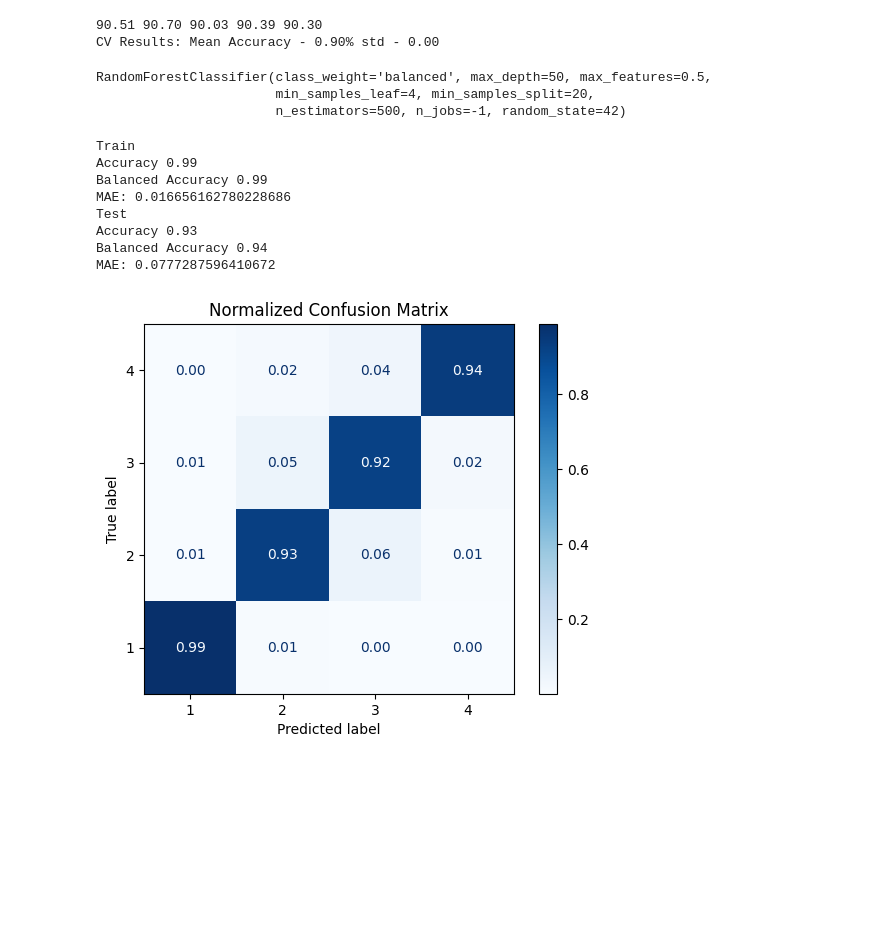
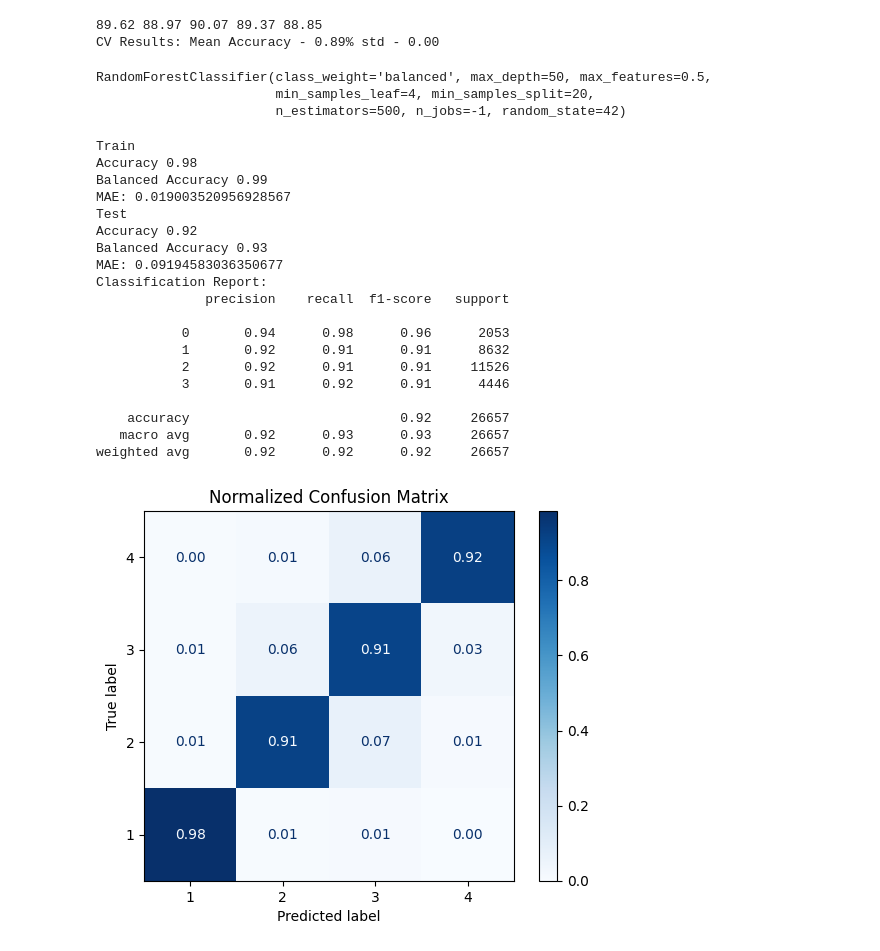
Before and after one commit to CanFam23/avy-forecasting, a Jupyter notebook: notebooks/model/forest.ipynb, the cells around one changed output. Drawn from its saved outputs; the diff is of its cells as text; code cells hidden in the pictures; blank space fills up the shorter version.

```diff
--- a/notebooks/model/forest.ipynb
+++ b/notebooks/model/forest.ipynb
@@ -36,13 +36,14 @@ seed = 42
 # print(dff0.shape)
 
 dff0 = pd.read_csv("../../data/training_combined/training_combined_2.csv")
+dff0 = dff0[dff0['slope_angle'] > 0]
 
 danger_levels = pd.read_csv("../../../data/FAC/FAC_Danger_rating_zone_elv.csv")
 danger_levels['date'] = pd.to_datetime(danger_levels['date'])
 
 coords_geodf = gpd.read_file("../../../data/FAC/zones/grid_coords_subset.geojson")
 # %%
-exclude_cols = ['date','id_x','slope_azi', 'danger_level','altitude','slope_angle','elevation_band','lat', 'lon', 'zone_name', 'geometry']
+exclude_cols = ['date','id_x','slope_azi', 'danger_level','altitude','slope_angle','elevation_band','lat', 'lon', 'zone_name', 'geometry','danger_level.1']
 # X, y, excluded_cols = prep_data(
 #     dff0,
 #     danger_levels,
@@ -84,8 +85,8 @@ for c in cv:
 print()
 print(f"CV Results: Mean Accuracy - {cv.mean():.2f}% std - {cv.std():.2f}")
 # %% [output]
-90.51 90.70 90.03 90.39 90.30
-CV Results: Mean Accuracy - 0.90% std - 0.00
+89.62 88.97 90.07 89.37 88.85
+CV Results: Mean Accuracy - 0.89% std - 0.00
 # %%
 rf.fit(X_train, y_train)
 # %% [output]
@@ -95,18 +96,29 @@ RandomForestClassifier(class_weight='balanced', max_depth=50, max_features=0.5,
 # %%
 y_pred = rf.predict(X_test)
 
 print("Train")
 eval_model(y_train, rf.predict(X_train))
 
 print("Test")
-eval_model(y_test, y_pred, plot=True, norm=True)
+eval_model(y_test, y_pred, plot=True, norm=True, cr=True)
 # %% [output]
 Train
-Accuracy 0.99
+Accuracy 0.98
 Balanced Accuracy 0.99
-MAE: 0.016656162780228686
+MAE: 0.019003520956928567
 Test
-Accuracy 0.93
-Balanced Accuracy 0.94
-MAE: 0.0777287596410672
+Accuracy 0.92
+Balanced Accuracy 0.93
+MAE: 0.09194583036350677
+Classification Report:
+              precision    recall  f1-score   support
+
+           0       0.94      0.98      0.96      2053
+           1       0.92      0.91      0.91      8632
+           2       0.92      0.91      0.91     11526
+           3       0.91      0.92      0.91      4446
+
+    accuracy                           0.92     26657
+   macro avg       0.92      0.93      0.93     26657
+weighted avg       0.92      0.92      0.92     26657
-[figure, old version]
+[figure, new version]
```
Also changed, not shown: parts of 5 cells of this notebook.
